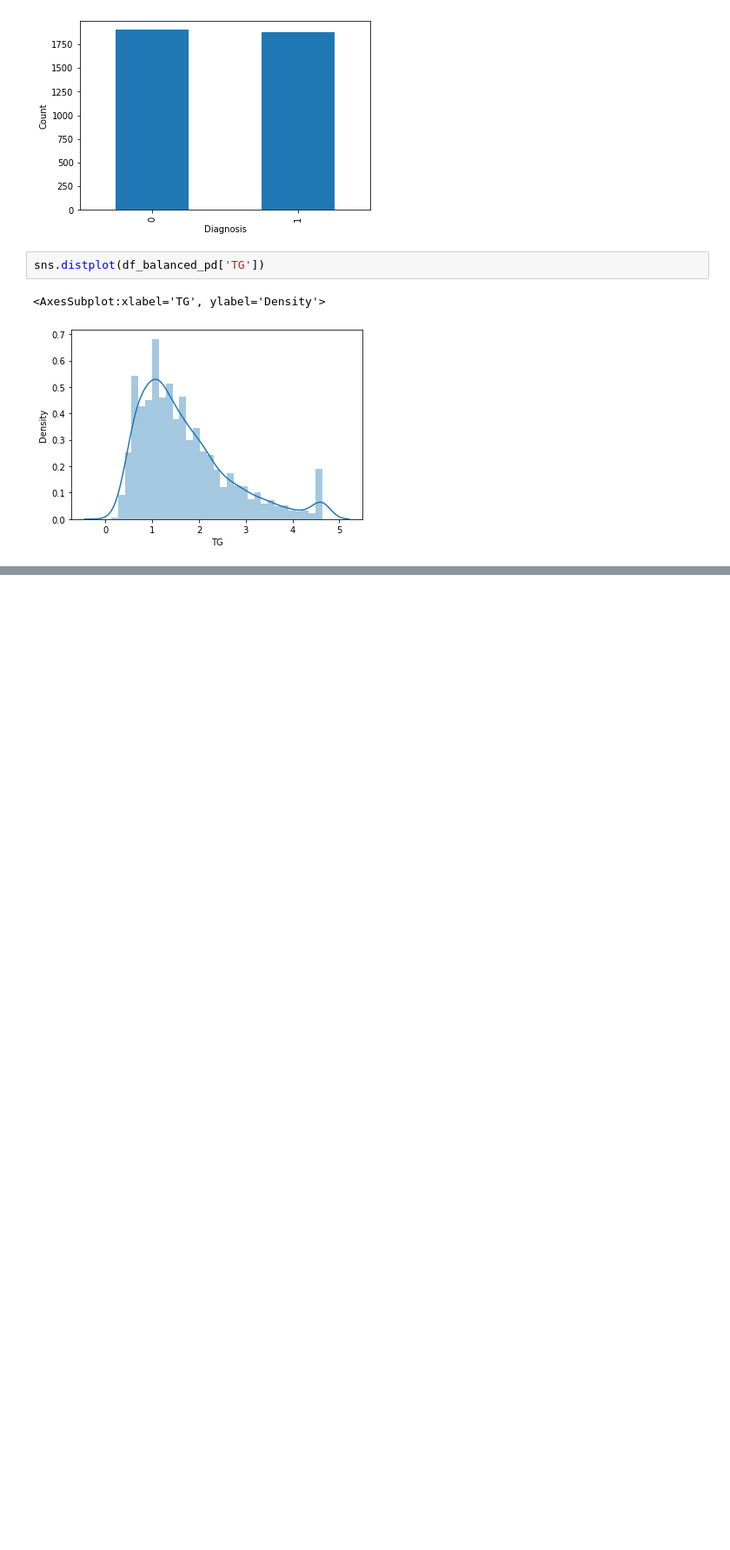
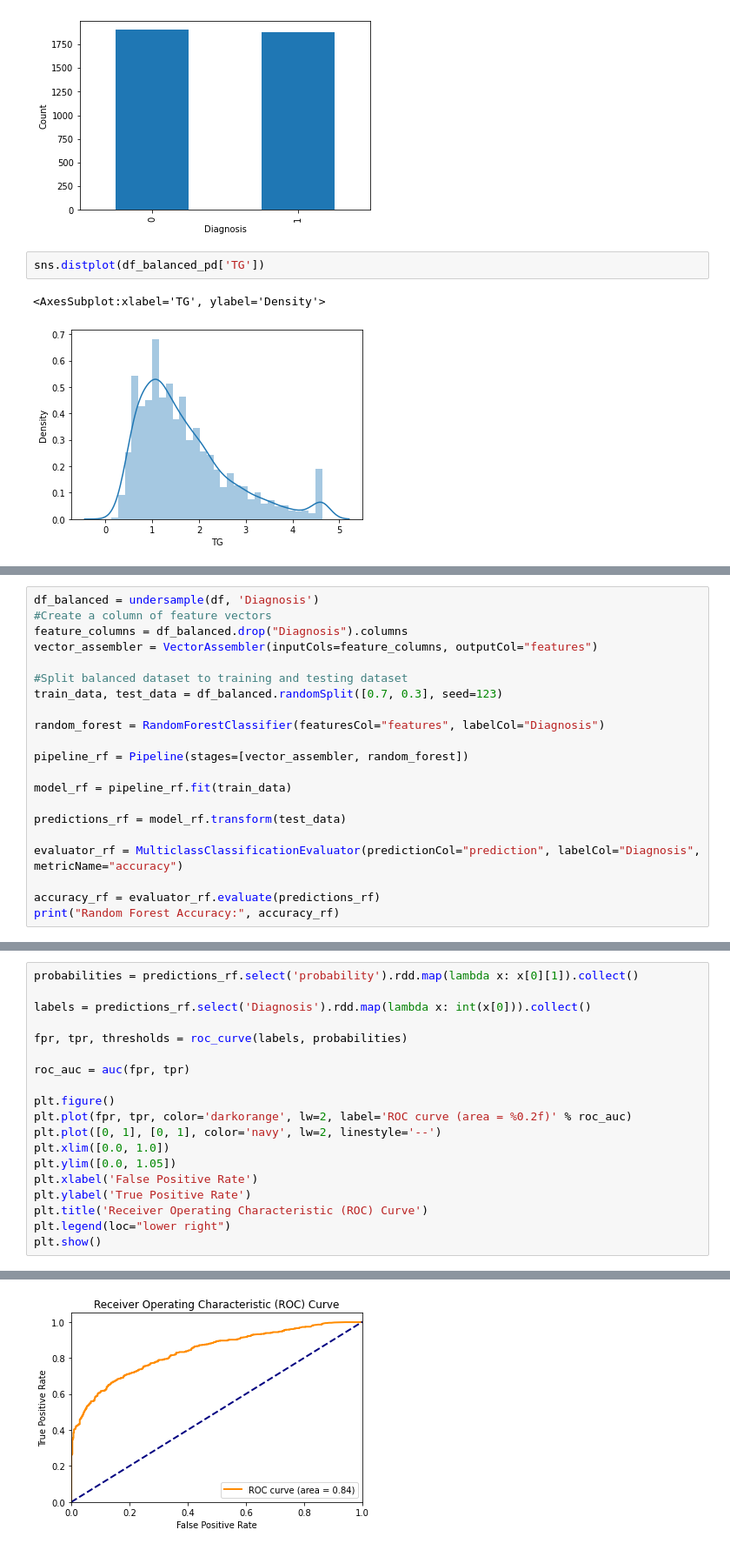
Before and after one commit to shengguima/Iteration-4, a Jupyter notebook: Assignment 4.ipynb, the cells around one changed output, grey strips where cells are left out. Shown at 87% size. Saved outputs shown, nothing was run; the diff lists cells and outputs as text; blank space fills up the shorter version.

```diff
--- a/Assignment 4.ipynb
+++ b/Assignment 4.ipynb
@@ -750,0 +1362,21 @@ CSV file: file:///home/ubuntu/Iteration-4/Diabetes%20Classification.csv
+# %%
+df_balanced = undersample(df, 'Diagnosis')
+#Create a column of feature vectors
+feature_columns = df_balanced.drop("Diagnosis").columns
+vector_assembler = VectorAssembler(inputCols=feature_columns, outputCol="features")
+
+#Split balanced dataset to training and testing dataset
+train_data, test_data = df_balanced.randomSplit([0.7, 0.3], seed=123)
+
+random_forest = RandomForestClassifier(featuresCol="features", labelCol="Diagnosis")
+
+pipeline_rf = Pipeline(stages=[vector_assembler, random_forest])
+
+model_rf = pipeline_rf.fit(train_data)
+
+predictions_rf = model_rf.transform(test_data)
+
+evaluator_rf = MulticlassClassificationEvaluator(predictionCol="prediction", labelCol="Diagnosis", metricName="accuracy")
+
+accuracy_rf = evaluator_rf.evaluate(predictions_rf)
+print("Random Forest Accuracy:", accuracy_rf)
@@ -750,0 +1407,20 @@ CSV file: file:///home/ubuntu/Iteration-4/Diabetes%20Classification.csv
+# %%
+probabilities = predictions_rf.select('probability').rdd.map(lambda x: x[0][1]).collect()
+
+labels = predictions_rf.select('Diagnosis').rdd.map(lambda x: int(x[0])).collect()
+
+fpr, tpr, thresholds = roc_curve(labels, probabilities)
+
+roc_auc = auc(fpr, tpr)
+
+plt.figure()
+plt.plot(fpr, tpr, color='darkorange', lw=2, label='ROC curve (area = %0.2f)' % roc_auc)
+plt.plot([0, 1], [0, 1], color='navy', lw=2, linestyle='--')
+plt.xlim([0.0, 1.0])
+plt.ylim([0.0, 1.05])
+plt.xlabel('False Positive Rate')
+plt.ylabel('True Positive Rate')
+plt.title('Receiver Operating Characteristic (ROC) Curve')
+plt.legend(loc="lower right")
+plt.show()
+# %% [output]
@@ -750,0 +1437 @@ CSV file: file:///home/ubuntu/Iteration-4/Diabetes%20Classification.csv
+[figure, added]
```
Also changed, not shown: parts of 37 cells of this notebook, 1 other file.
